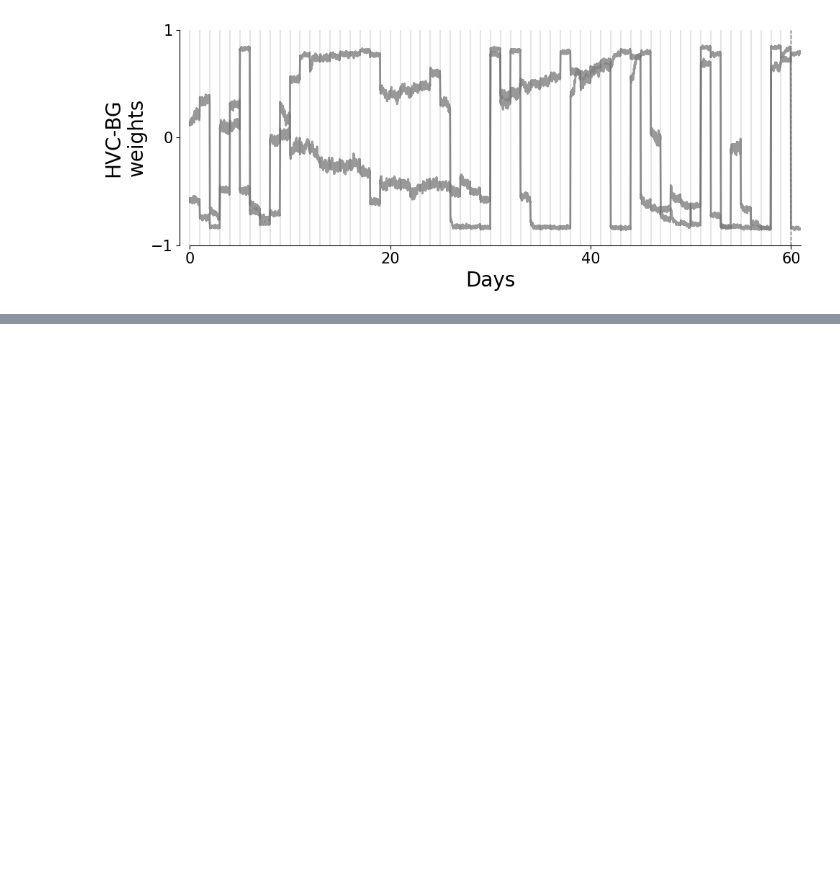
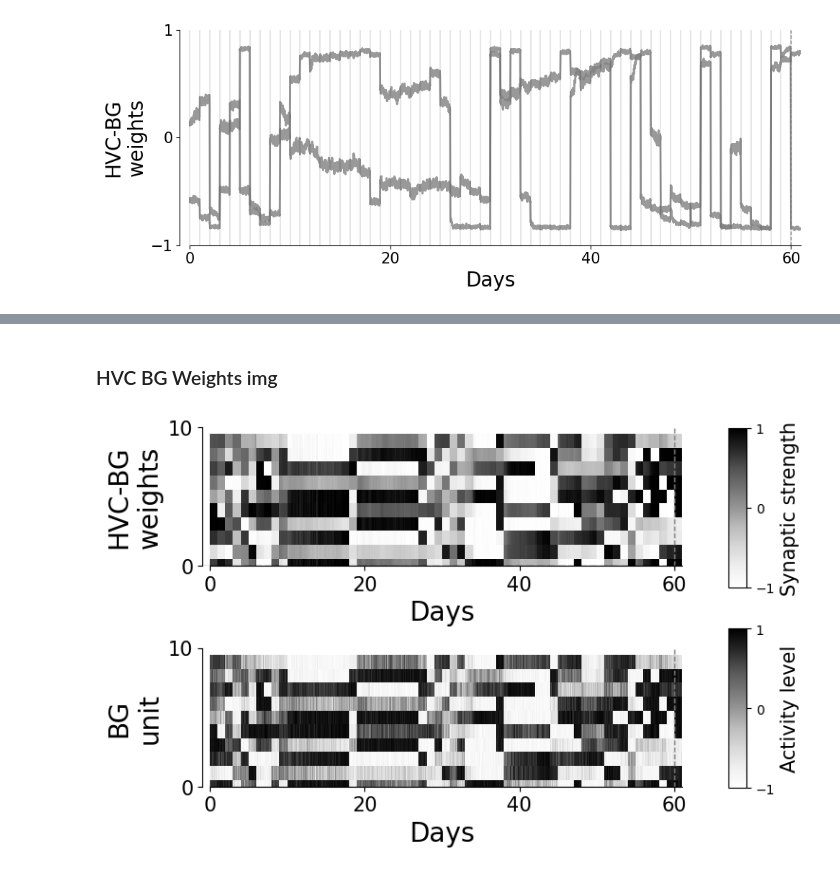
Before and after one commit to atharvsuryawanshi12/Dual_Pathway_RL_songbird, a Jupyter notebook: JSON/for_figures.ipynb, the cells around one changed output, grey strips where cells are left out. Cells and saved outputs as stored; diff of their text form; code cells hidden in the pictures; blank space fills up the shorter version.

```diff
--- a/JSON/for_figures.ipynb
+++ b/JSON/for_figures.ipynb
@@ -741,3 +742,58 @@ plot_HL2(obj)
+# %% [markdown]
+### HVC BG Weights img
+# %%
+def plot_BG(obj):
+    figure, (ax1, ax2) = plt.subplots(2,1)
+
+    cm = plt.cm.get_cmap('Greys')
+    plot_array1 = obj.hvc_bg_array_all.reshape(DAYS*N_DAILY_MOTIFS, N_SYLL, obj.hvc_size*obj.bg_size)
+    im1 = ax1.imshow(plot_array1[:,0,:10].T, cmap=cm, aspect='auto', interpolation='none')
+    plot_array2 = obj.bg_all.reshape(DAYS*N_DAILY_MOTIFS, N_SYLL, obj.bg_size)
+    im2 = ax2.imshow(plot_array2[:,0,:10].T, cmap=cm, aspect='auto', interpolation='none')
+
+    figure.subplots_adjust(right=1.2)
+    cbar_ax = figure.add_axes([1.05, 0.6, 0.03, 0.35])
+    cbar = figure.colorbar(im1, cax=cbar_ax)
+    cbar.set_label('Synaptic strength', fontsize=15)
+    cbar.set_ticks([-1, 0, 1])
+
+    figure.subplots_adjust(right=1.2)
+    cbar_ax = figure.add_axes([1.05, 0.16, 0.03, 0.35])
+    cbar = figure.colorbar(im1, cax=cbar_ax)
+    cbar.set_label('Activity level', fontsize=15)
+    cbar.set_ticks([-1, 0, 1])
+
+    ax1.vlines(N_DAYS_INTACT * N_DAILY_MOTIFS, 0, 10, color='grey', linestyle='--', lw=1)
+    ax2.vlines(N_DAYS_INTACT * N_DAILY_MOTIFS, 0, 10, color='grey', linestyle='--', lw=1)
+    ax1.axhline(y=0, linestyle='--', color='black', alpha=0.1)
+
+    ax1.spines['top'].set_visible(False)
+    ax1.spines['right'].set_visible(False)
+    ax1.set_xticks([0, 20*N_DAILY_MOTIFS, 40*N_DAILY_MOTIFS, 60*N_DAILY_MOTIFS], np.arange(0, DAYS, 20))
+    ax1.tick_params(labelsize=15)
+    ax1.set_yticks([0, 10])
+    ax1.set_xlim(-N_DAILY_MOTIFS, DAYS*N_DAILY_MOTIFS)
+    ax1.set_ylim(0, 10)
+    ax1.set_xlabel('Days', fontsize=20)
+    ax1.spines['bottom'].set_bounds(0, DAYS*N_DAILY_MOTIFS)
+    ax2.set_ylim(0, 10)
+    ax2.set_xlabel('Days', fontsize=20)
+    ax2.set_yticks([0, 10])
+    ax2.tick_params(labelsize=15)
+    ax2.set_xticks([0, 20*N_DAILY_MOTIFS, 40*N_DAILY_MOTIFS, 60*N_DAILY_MOTIFS], np.arange(0, DAYS, 20))
+    ax2.set_xlim(-N_DAILY_MOTIFS, DAYS*N_DAILY_MOTIFS)
+    ax2.spines['top'].set_visible(False)
+    ax2.spines['right'].set_visible(False)
+    ax2.spines['bottom'].set_bounds(0, DAYS*N_DAILY_MOTIFS)
+
+    ax1.set_ylabel('HVC-BG\nweights', fontsize=20)
+    ax2.set_ylabel('BG\nunit', fontsize=20)
+    plt.tight_layout()
+
+
+plot_BG(obj)
+# %% [output]
+[figure, added]
 # %%
 # plot_trajectory(0)
 # plot_trajectory(1)
```
Also changed, not shown: parts of 4 cells of this notebook.
